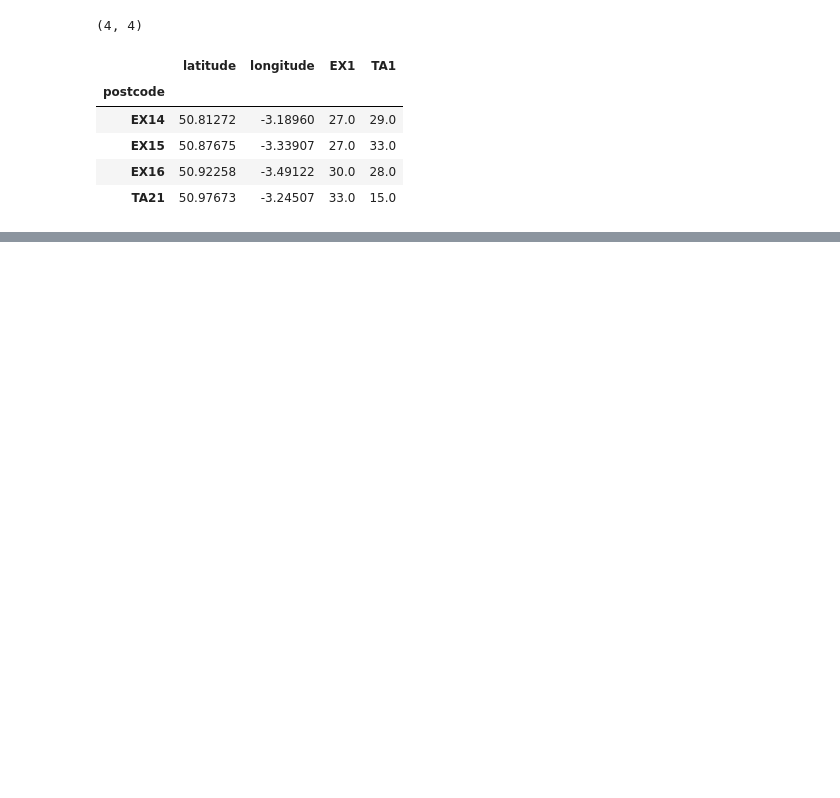
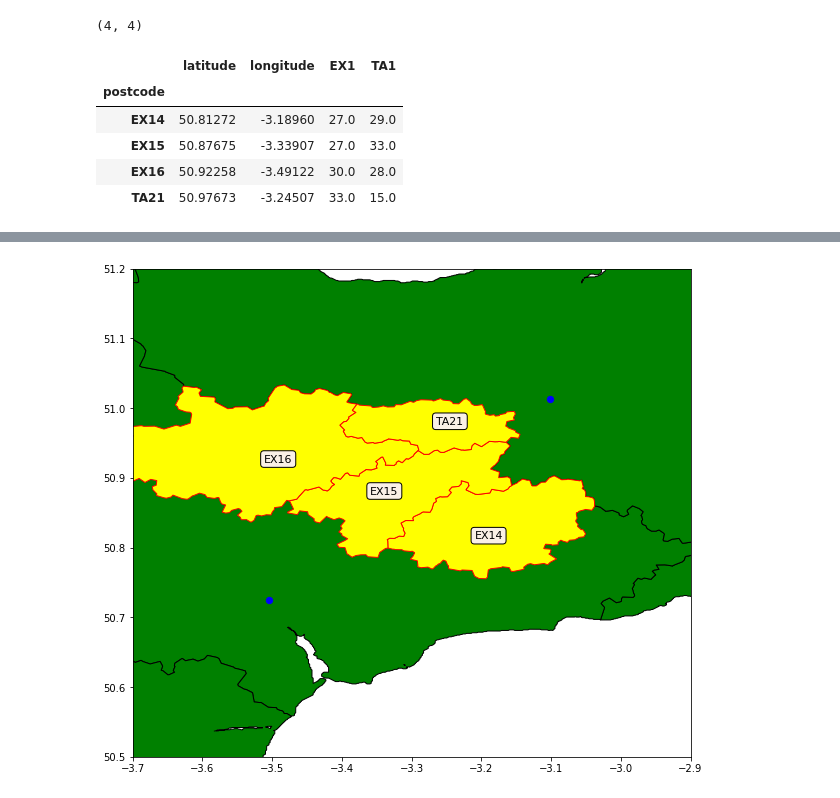
Before and after one commit to pasc85/Postcode_finder, a Jupyter notebook: display_postcodes.ipynb, the cells around one changed output, grey strips where cells are left out. Saved outputs shown, nothing was run; the diff lists cells and outputs as text; code cells hidden in the pictures; blank space fills up the shorter version.

Commit message:
Added Geopandas visualisation

```diff
--- a/display_postcodes.ipynb
+++ b/display_postcodes.ipynb
@@ -22,0 +39,45 @@ pc
+# %%
+# geopandas dataframes for the plot
+# (1) postcode centres for labels
+temp_df = pc.reindex(columns=['latitude','longitude','coordinates'])
+temp_df['coordinates'] = list(zip(temp_df.longitude, temp_df.latitude))
+temp_df['coordinates'] = temp_df['coordinates'].apply(Point)
+pc_centres = geopandas.GeoDataFrame(temp_df, geometry='coordinates')
+# %%
+# (2) destination coordinates
+cols = list(pc.columns)
+cols.remove('longitude')
+cols.remove('latitude')
+temp_df = pd.read_csv('postcode-outcodes.csv',
+                     index_col='postcode', header=0).drop(columns=['id']).reindex(index=cols)
+temp_df['coordinates'] = list(zip(temp_df.longitude, temp_df.latitude))
+temp_df['coordinates'] = temp_df['coordinates'].apply(Point)
+dest_coords = geopandas.GeoDataFrame(temp_df, geometry='coordinates')
+# %%
+# (3) axis limits, background map
+minlat = min(temp_df.latitude.min(), min_lat)
+maxlat = max(temp_df.latitude.max(), max_lat)
+minlon = min(temp_df.longitude.min(), min_lon)
+maxlon = max(temp_df.longitude.max(), max_lon)
+del temp_df
+uk = geopandas.read_file('postcode_shapes/Distribution/Areas.shp')
+# %%
+# (4) shapefile for postcode districts
+pc_shapes = geopandas.read_file('postcode_shapes/Distribution/Districts.shp')\
+    .rename(columns={'name': 'postcode'}).set_index('postcode')
+pc_shapes = pc_shapes.reindex(index=pc.index)
+# %%
+# now plot everything
+fig, axs = plt.subplots(1, figsize=(10,10))
+uk.plot(ax=axs, color='green', edgecolor='black')
+pc_shapes.plot(ax=axs, color='yellow', edgecolor='red')
+props = dict(boxstyle='round', facecolor='linen', alpha=1)
+for p in pc_centres.iterrows():
+    axs.text(p[1]['longitude'], p[1]['latitude'], p[0],
+             horizontalalignment='center', fontsize=11, bbox=props)
+dest_coords.plot(ax=axs, color='blue', markersize=40)
+axs.set_xlim(([minlon-0.1, maxlon+0.1]))
+axs.set_ylim(([minlat-0.1, maxlat+0.1]))
+plt.show()
+# %% [output]
+[figure, added]
```
Also changed, not shown: parts of 5 cells of this notebook.
